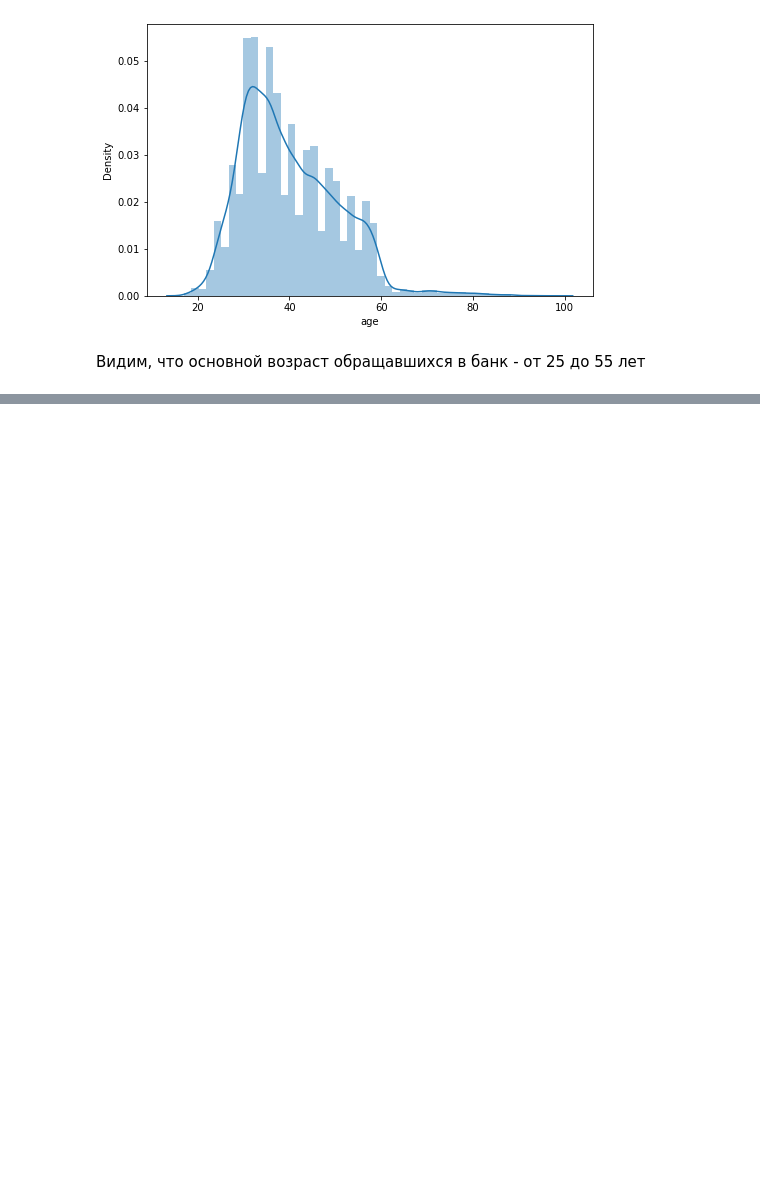
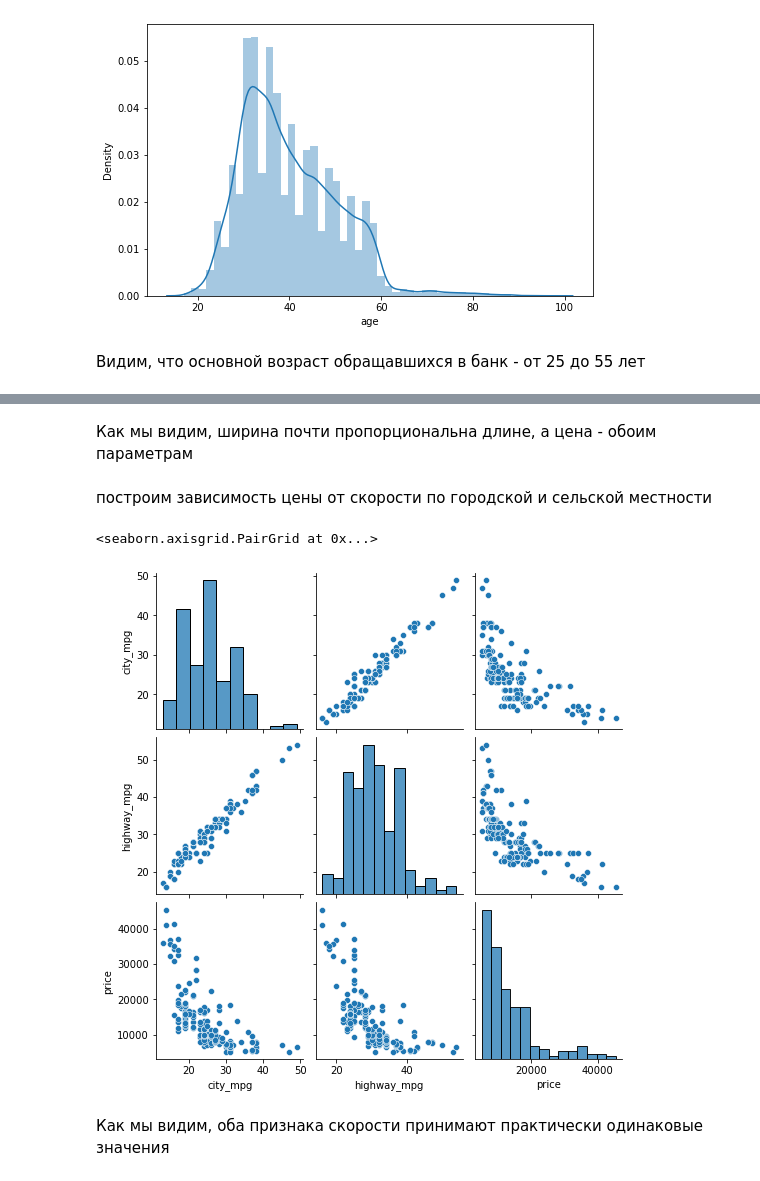
Before and after one commit to Konstantin-Ushakov/machine_learn, a Jupyter notebook: notebooks/1_visualization.ipynb, the cells around one changed output, grey strips where cells are left out. Cells and saved outputs as stored; diff of their text form; code cells hidden in the pictures; blank space fills up the shorter version.

```diff
--- a/notebooks/1_visualization.ipynb
+++ b/notebooks/1_visualization.ipynb
@@ -116,0 +146,11 @@ sns.distplot(df.age)
+# %% [markdown]
+Как мы видим, ширина почти пропорциональна длине, а цена - обоим параметрам
+# %% [markdown]
+построим зависимость цены от скорости по городской и сельской местности
+# %%
+sns.pairplot(df[['city_mpg', 'highway_mpg', 'price']])
+# %% [output]
+<seaborn.axisgrid.PairGrid at 0x...>
+[figure, added]
+# %% [markdown]
+Как мы видим, оба признака скорости принимают практически одинаковые значения
```
Also changed, not shown: parts of 4 cells of this notebook, 3 other files.
